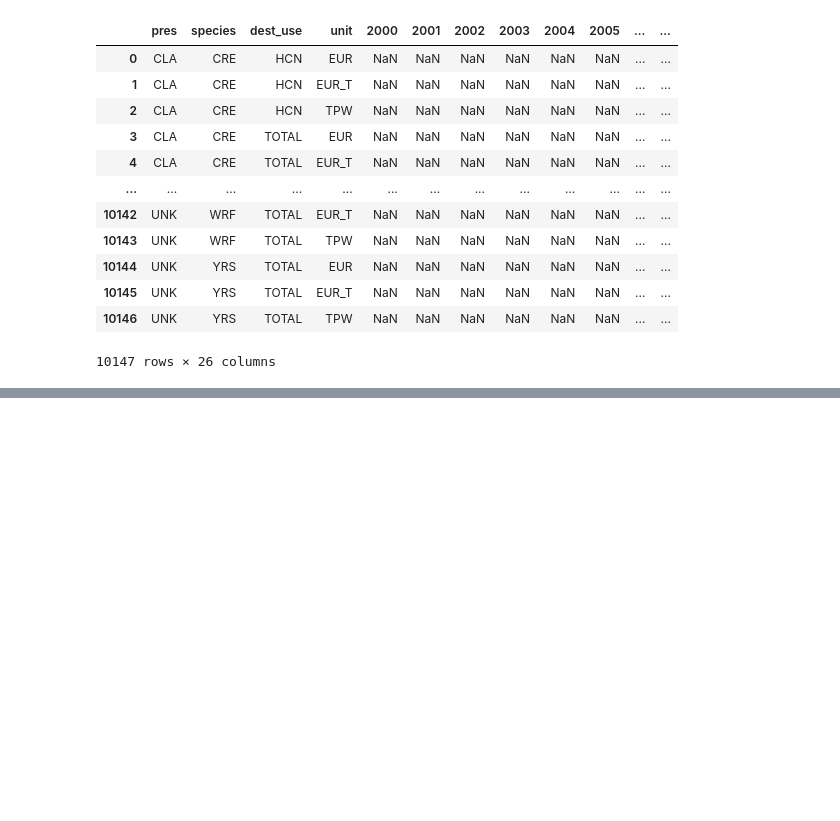
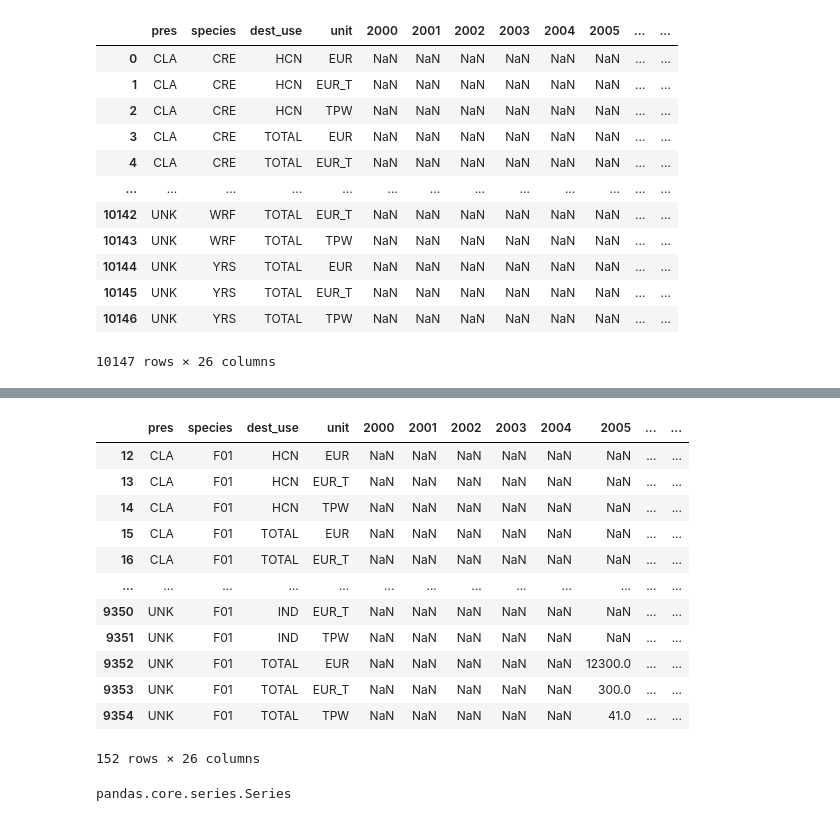
Before and after one commit to Carloselrecharlie/CA2, a Jupyter notebook: Fishery report.ipynb, the cells around one changed output, grey strips where cells are left out. Saved outputs shown, nothing was run; the diff lists cells and outputs as text; code cells hidden in the pictures; blank space fills up the shorter version.

```diff
--- a/Fishery report.ipynb
+++ b/Fishery report.ipynb
@@ -455,0 +520,21 @@ irishDF.head(50)
+# %%
+irishDF.query('species == "F01"')
+# %% [output]
+|  | pres | species | dest_use | unit | 2000 | 2001 | 2002 | 2003 | 2004 | 2005 | ... | ... |
+| 12 | CLA | F01 | HCN | EUR | NaN | NaN | NaN | NaN | NaN | NaN | ... | ... |
+| 13 | CLA | F01 | HCN | EUR_T | NaN | NaN | NaN | NaN | NaN | NaN | ... | ... |
+| 14 | CLA | F01 | HCN | TPW | NaN | NaN | NaN | NaN | NaN | NaN | ... | ... |
+| 15 | CLA | F01 | TOTAL | EUR | NaN | NaN | NaN | NaN | NaN | NaN | ... | ... |
+| 16 | CLA | F01 | TOTAL | EUR_T | NaN | NaN | NaN | NaN | NaN | NaN | ... | ... |
+| ... | ... | ... | ... | ... | ... | ... | ... | ... | ... | ... | ... | ... |
+| 9350 | UNK | F01 | IND | EUR_T | NaN | NaN | NaN | NaN | NaN | NaN | ... | ... |
+| 9351 | UNK | F01 | IND | TPW | NaN | NaN | NaN | NaN | NaN | NaN | ... | ... |
+| 9352 | UNK | F01 | TOTAL | EUR | NaN | NaN | NaN | NaN | NaN | 12300.0 | ... | ... |
+| 9353 | UNK | F01 | TOTAL | EUR_T | NaN | NaN | NaN | NaN | NaN | 300.0 | ... | ... |
+| 9354 | UNK | F01 | TOTAL | TPW | NaN | NaN | NaN | NaN | NaN | 41.0 | ... | ... |
+152 rows × 26 columns
+# %%
+test = irishDF['2015'].nlargest(n=10)
+type(test)
+# %% [output]
+pandas.core.series.Series
```
Also changed, not shown: parts of 52 cells of this notebook.
